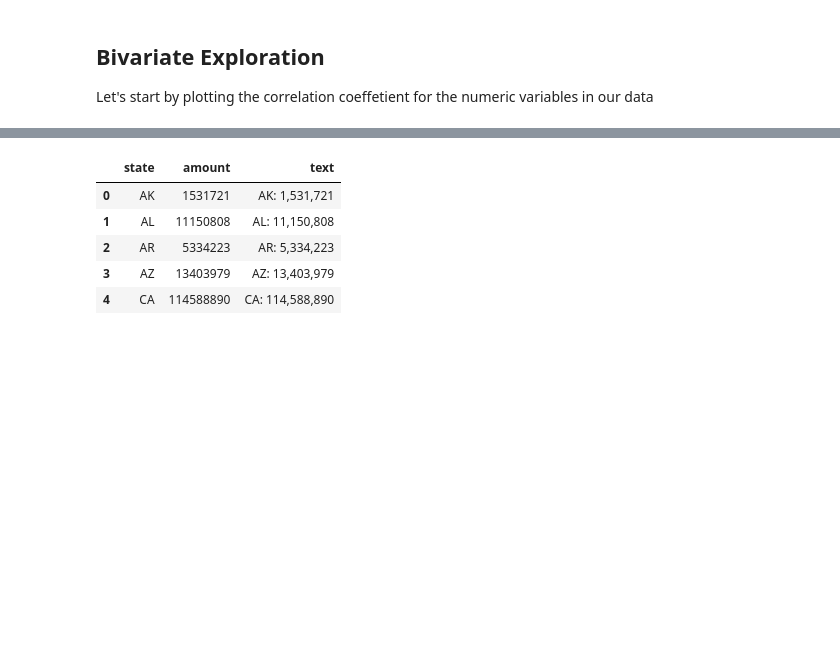
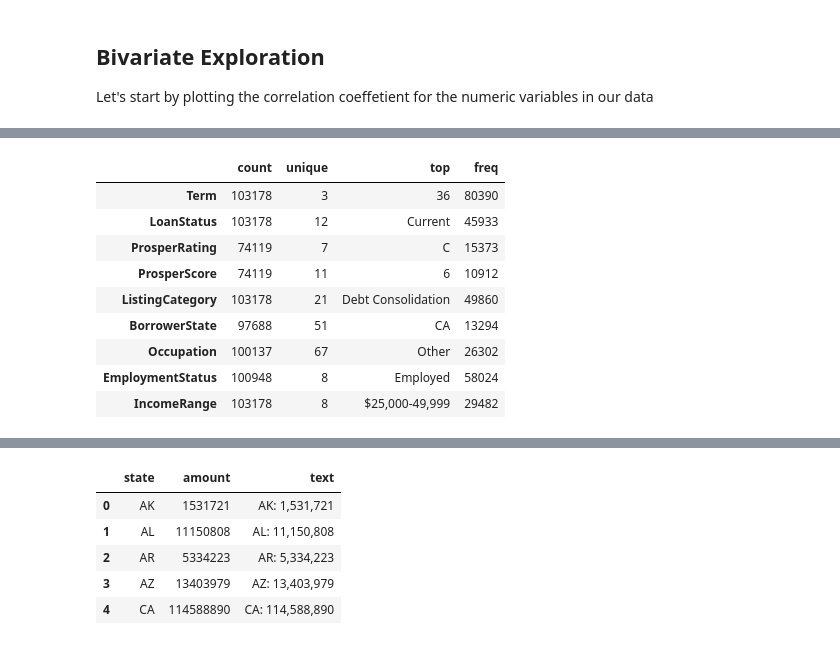
Before and after one commit to ahmed-gharib89/Communicate-Data-Findings, a Jupyter notebook: prosper_loan_exploration.ipynb, the cells around one changed output, grey strips where cells are left out. Drawn from its saved outputs; the diff is of its cells as text; code cells hidden in the pictures; blank space fills up the shorter version.

```diff
--- a/prosper_loan_exploration.ipynb
+++ b/prosper_loan_exploration.ipynb
@@ -713,3 +696,16 @@ Let's start by plotting the correlation coeffetient for the numeric variables in
+# %%
+loan_clean.select_dtypes(include=['category']).describe().T
+# %% [output]
+|  | count | unique | top | freq |
+| Term | 103178 | 3 | 36 | 80390 |
+| LoanStatus | 103178 | 12 | Current | 45933 |
+| ProsperRating | 74119 | 7 | C | 15373 |
+| ProsperScore | 74119 | 11 | 6 | 10912 |
+| ListingCategory | 103178 | 21 | Debt Consolidation | 49860 |
+| BorrowerState | 97688 | 51 | CA | 13294 |
+| Occupation | 100137 | 67 | Other | 26302 |
+| EmploymentStatus | 100948 | 8 | Employed | 58024 |
+| IncomeRange | 103178 | 8 | $25,000-49,999 | 29482 |
 # %%
 # Listing the numeric variables
 num_cols = ['BorrowerAPR', 'ProsperScore', 'EmploymentStatusDuration',
```
Also changed, not shown: parts of 10 cells of this notebook.
